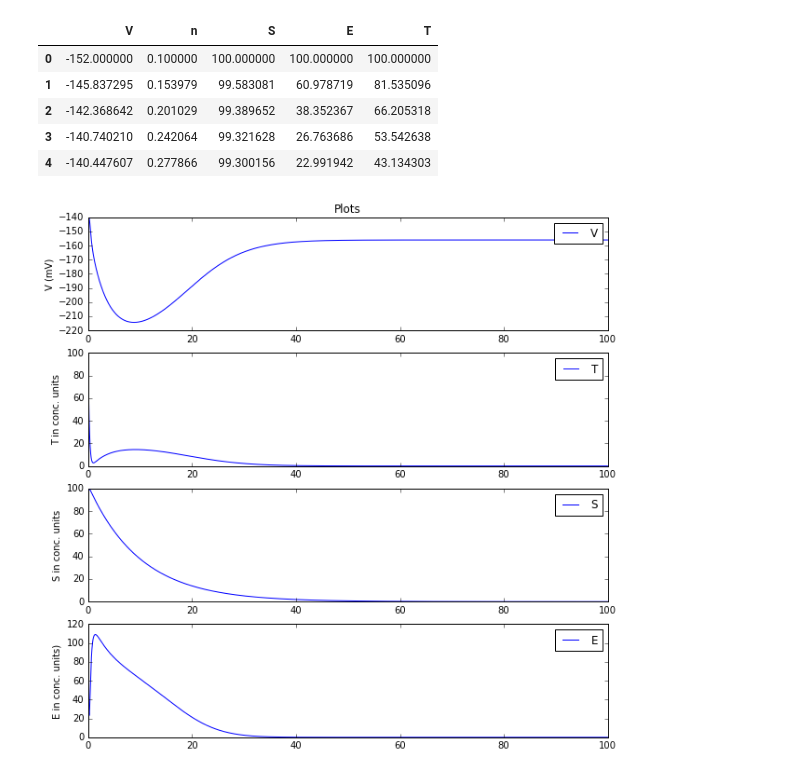
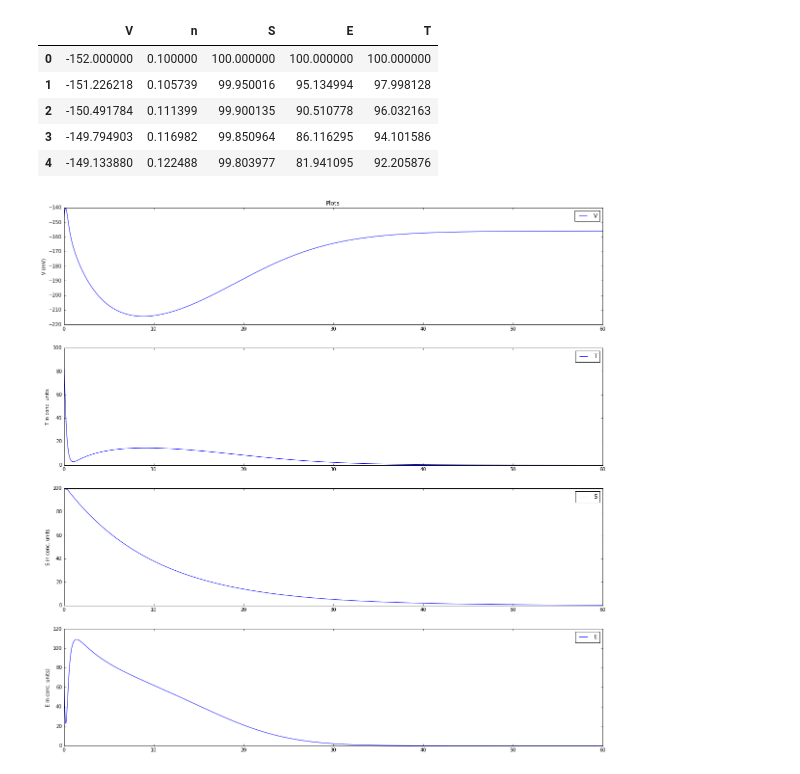
Before and after one commit to quantshah/hh-bio-film-model, a Jupyter notebook: hh.ipynb, the cells around one changed output. Drawn from its saved outputs; the diff is of its cells as text; code cells hidden in the pictures.

Commit message:
Plots after a shock

```diff
--- a/hh.ipynb
+++ b/hh.ipynb
@@ -68,9 +68,9 @@ T0 = 100.0
 
 y0 = [V0,n0,S0,E0,T0]
 # time interval spacing
-h = .05
+h = .005
 t_initial = 0
-t_final = 100
+t_final = 60
 t = np.arange(t_initial,t_final,h)
 # %%
 # Get the solutions, Note that each row gives values after one iteration
@@ -83,38 +83,38 @@ sols.head()
 # %% [output]
 |  | V | n | S | E | T |
 | 0 | -152.000000 | 0.100000 | 100.000000 | 100.000000 | 100.000000 |
-| 1 | -145.837295 | 0.153979 | 99.583081 | 60.978719 | 81.535096 |
-| 2 | -142.368642 | 0.201029 | 99.389652 | 38.352367 | 66.205318 |
-| 3 | -140.740210 | 0.242064 | 99.321628 | 26.763686 | 53.542638 |
-| 4 | -140.447607 | 0.277866 | 99.300156 | 22.991942 | 43.134303 |
+| 1 | -151.226218 | 0.105739 | 99.950016 | 95.134994 | 97.998128 |
+| 2 | -150.491784 | 0.111399 | 99.900135 | 90.510778 | 96.032163 |
+| 3 | -149.794903 | 0.116982 | 99.850964 | 86.116295 | 94.101586 |
+| 4 | -149.133880 | 0.122488 | 99.803977 | 81.941095 | 92.205876 |
 # %%
 # We plot 4 variables V,T,S,E
-plt.figure(figsize=(10,10))
+plt.figure(figsize=(20,20))
 plt.subplot(4,1,1)
 plt.title('Plots')
 
 plt.subplot(4,1,1)
 plt.plot(t, sols['V'])
 plt.ylabel('V (mV)')
 plt.legend()
 
 plt.subplot(4,1,2)
 plt.plot(t, sols['T'])
 plt.ylabel('T in conc. units')
 plt.legend()
 
 
 plt.subplot(4,1,3)
 plt.plot(t, sols['S'])
 plt.ylabel('S in conc. units')
 plt.legend()
 
 plt.subplot(4,1,4)
 plt.plot(t, sols['E'])
 plt.ylabel('E in conc. units)')
 plt.legend()
 plt.show()
 
 plt.close()
 # %% [output]
-[figure, old version]
+[figure, new version]
```
Also changed, not shown: parts of 3 cells of this notebook.
